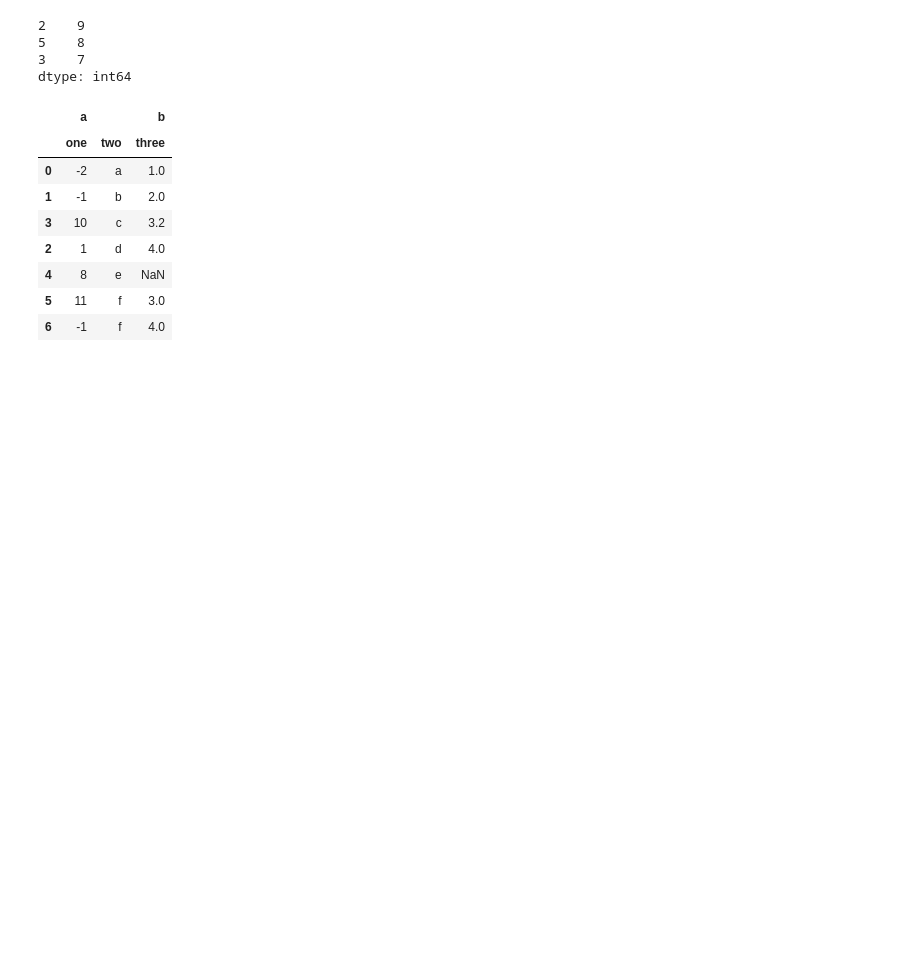
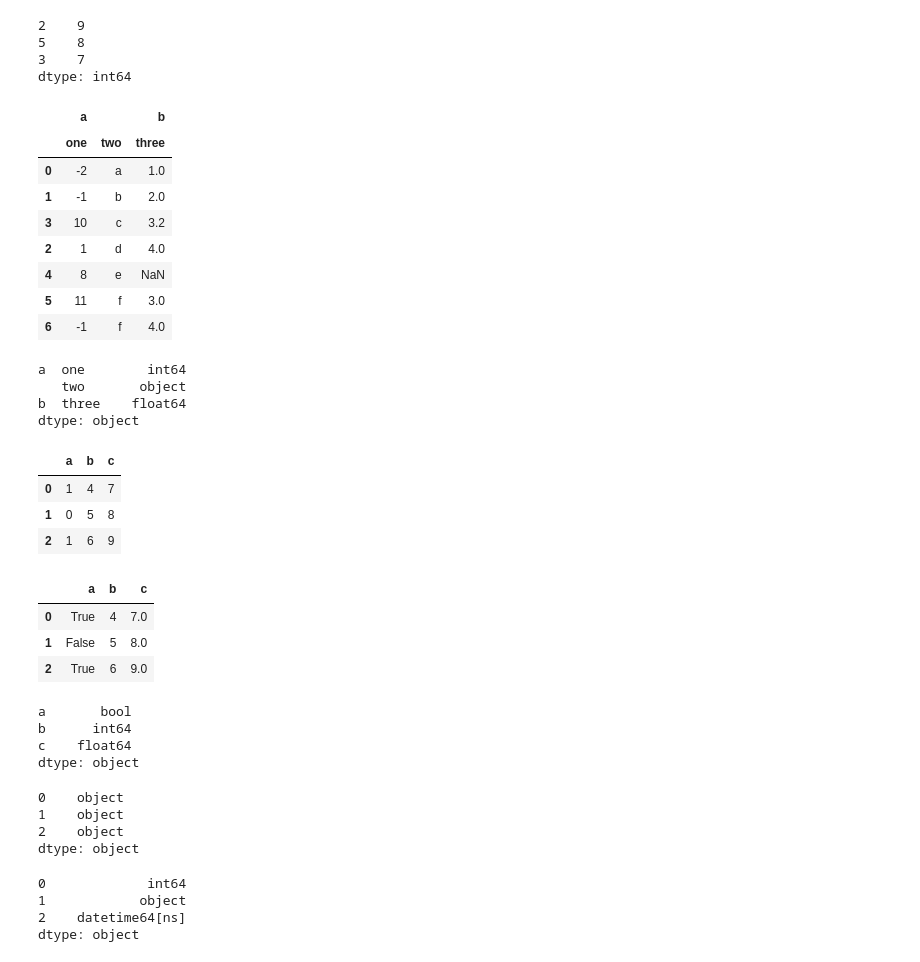
Before and after one commit to Patotricks15/pandas_documentation_study, a Jupyter notebook: essential_functionality.ipynb, the cells around one changed output. Saved outputs shown, nothing was run; the diff lists cells and outputs as text; code cells hidden in the pictures; blank space fills up the shorter version.

Commit message:
Studying dtypes

```diff
--- a/essential_functionality.ipynb
+++ b/essential_functionality.ipynb
@@ -452,3 +452,33 @@ df1.sort_values(by=("a", "two"))
 | 4 | 8 | e | NaN |
 | 5 | 11 | f | 3.0 |
 | 6 | -1 | f | 4.0 |
+# %%
+df1.dtypes
+# %% [output]
+a  one        int64
+   two       object
+b  three    float64
+dtype: object
+# %%
+dft1 = pd.DataFrame({"a": [1, 0, 1], "b": [4, 5, 6], "c": [7, 8, 9]})
+dft1
+# %% [output]
+|  | a | b | c |
+| 0 | 1 | 4 | 7 |
+| 1 | 0 | 5 | 8 |
+| 2 | 1 | 6 | 9 |
+# %%
+dft1 = dft1.astype({"a": np.bool_, "c": np.float64})
+dft1
+# %% [output]
+|  | a | b | c |
+| 0 | True | 4 | 7.0 |
+| 1 | False | 5 | 8.0 |
+| 2 | True | 6 | 9.0 |
+# %%
+dft1.dtypes
+# %% [output]
+a       bool
+b      int64
+c    float64
+dtype: object
@@ -454,0 +498,14 @@ df1.sort_values(by=("a", "two"))
+# %%
+df.dtypes
+# %% [output]
+0    object
+1    object
+2    object
+dtype: object
+# %%
+df.infer_objects().dtypes
+# %% [output]
+0             int64
+1            object
+2    datetime64[ns]
+dtype: object
```
Also changed, not shown: parts of 2 cells of this notebook.
